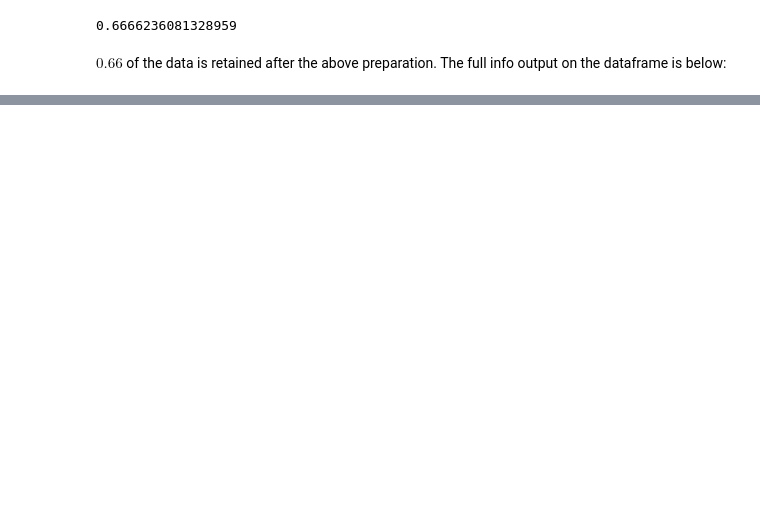
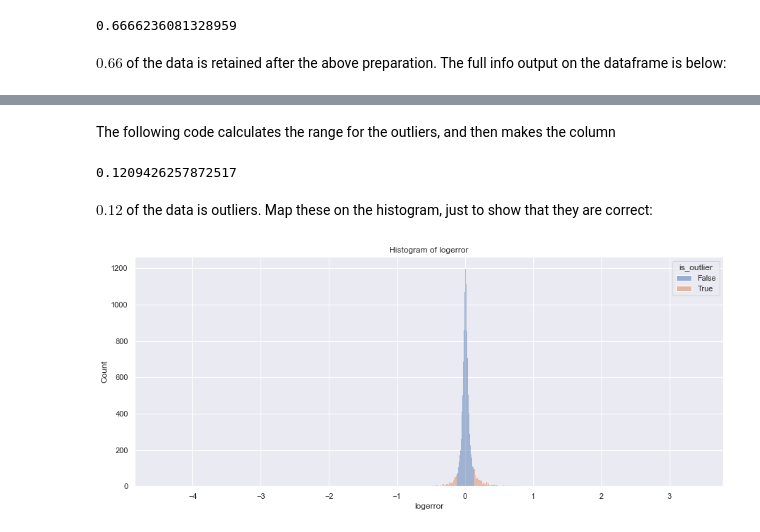
Before and after one commit to stephenfitzsimon/zillow_clustering_project, a Jupyter notebook: final_report.ipynb, the cells around one changed output, grey strips where cells are left out. Cells and saved outputs as stored; diff of their text form; code cells hidden in the pictures; blank space fills up the shorter version.

```diff
--- a/final_report.ipynb
+++ b/final_report.ipynb
@@ -210,0 +303,18 @@ info_df.set_index('subset')
+# %% [markdown]
+The following code calculates the range for the outliers, and then makes the column
+# %%
+#get IQR range for logerror
+lower_lim, upper_lim = explore_zillow.return_iqr_outlier_tuple(train, 'logerror')
+#make a boolean flag column
+train['is_outlier'] = (train['logerror'] < lower_lim) | (train['logerror'] > upper_lim)
+# %%
+train['is_outlier'].mean()
+# %% [output]
+0.1209426257872517
+# %% [markdown]
+$0.12$ of the data is outliers.  Map these on the histogram, just to show that they are correct:
+# %%
+# plot a histogram of the logerror
+explore_zillow.plot_histogram(train, column_name='logerror', title_str='Histogram of logerror', hue_column='is_outlier')
+# %% [output]
+[figure, added]
```
Also changed, not shown: parts of 100 cells of this notebook, 3 other files.
